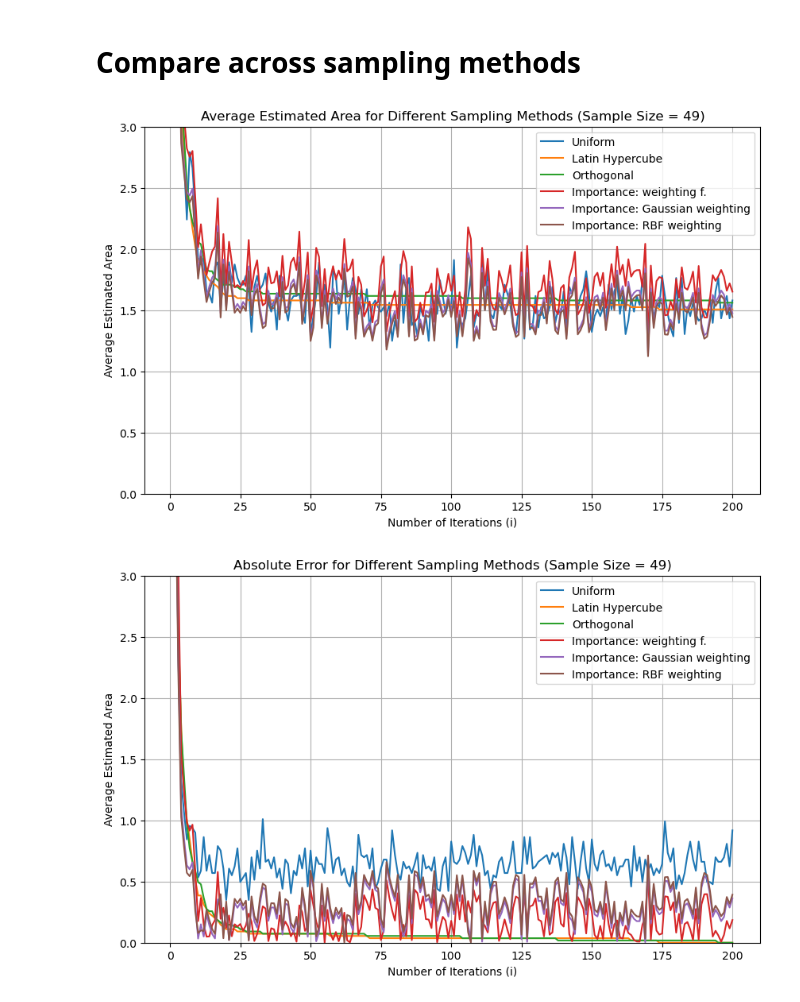
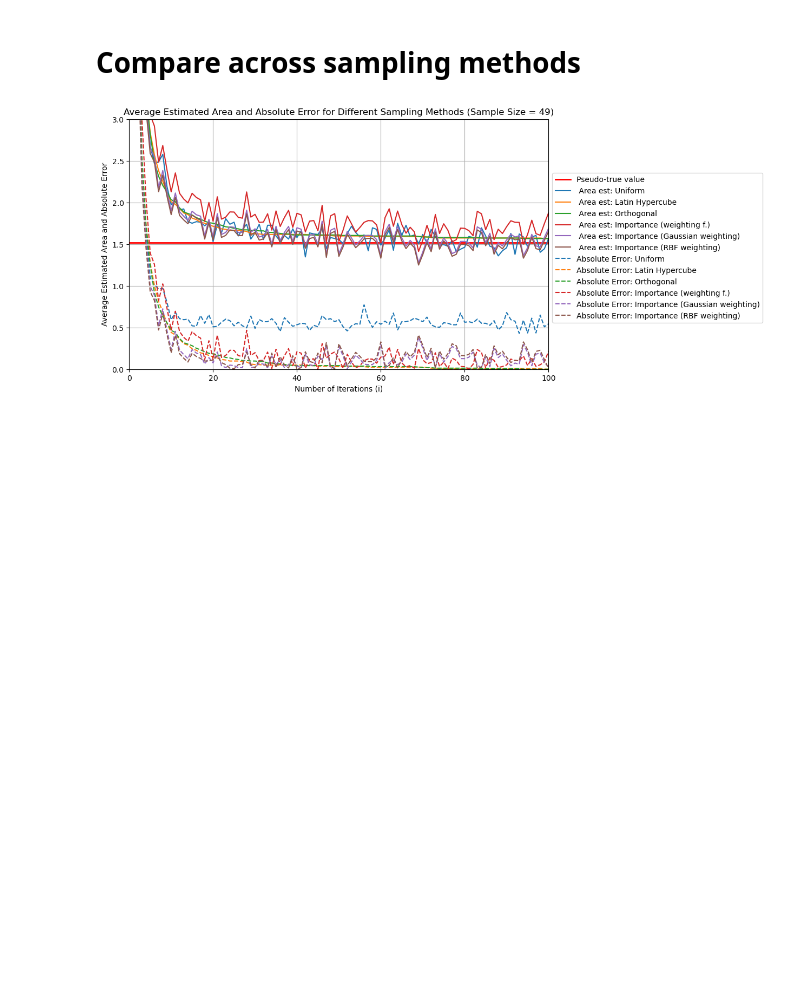
Before and after one commit to guoda23/stochastic_simulation_assignment_1, a Jupyter notebook: combined_sampling_methods.ipynb, the cells around one changed output. Cells and saved outputs as stored; diff of their text form; code cells hidden in the pictures; blank space fills up the shorter version.

```diff
--- a/combined_sampling_methods.ipynb
+++ b/combined_sampling_methods.ipynb
@@ -32,7 +32,7 @@ max_iter = 256
 canvas = np.zeros((width, height))
 
 # Initialize "true" Mandelbrot area (will be used as a reference to evaluate Monte Carlo)
-true_mandelbrot_area = 0
+pseudo_true_area = 0
 
 # Generate the Mandelbrot set
 for x in range(width):
@@ -45,8 +45,10 @@ for x in range(width):
         pixel_value = mandelbrot(c, max_iter)
         canvas[y, x] = pixel_value
 
-        if pixel_value == (max_iter - 1): true_mandelbrot_area +=1
+        if pixel_value == (max_iter - 1): pseudo_true_area +=1
 
+pseudo_true_area = pseudo_true_area/(width * height) * (xmax - xmin) * (ymax - ymin)
+print(f'The pseudo-true area value of the Mandelbrot set is {pseudo_true_area}')
 
 # Create a colored image of the Mandelbrot set
 plt.imshow(canvas, extent=(xmin, xmax, ymin, ymax))
@@ -478,9 +479,9 @@ def calculate_area_estimations_with_importance_sampling(xmin, xmax, ymin, ymax,
 # %%
 # Set the parameters
 xmin, xmax, ymin, ymax = -2.0, 1.0, -1.5, 1.5
-i_max = 200
-s_values = [49, 169, 289, 361, 529, 841] #Orthogonal Sampling only works on sample sizes of prime square values
-num_runs = 10
+i_max = 100
+s_values = [49, 121, 169, 289, 361, 529] #Orthogonal Sampling only works on sample sizes of prime square values
+num_runs = 30
 total_area = np.ones(len(s_values)) * (xmax - xmin) * (ymax - ymin)
 
 # Calculate the maximum distance from the origin in the rectangular region; used in quadratic weighting
@@ -597,39 +585,40 @@ plt.show()
 # %%
 #Plot areas and errors for different sampling methods, sample size fixed
 
 #Set index of desired sample (refer back to s_values)
 sample_idx  = 0
 
-legend_labels = ['Uniform', 'Latin Hypercube', 'Orthogonal', 'Importance: weighting f.', 'Importance: Gaussian weighting', 'Importance: RBF weighting']
+legend_labels = ['Uniform', 'Latin Hypercube', 'Orthogonal', 'Importance (weighting f.)', 'Importance (Gaussian weighting)', 'Importance (RBF weighting)']
+
+# Plotting prep
 plt.figure(figsize=(10, 6))
+color_cycle = plt.rcParams['axes.prop_cycle'].by_key()['color']
+plt.rcParams.update({'font.size': 10})
+
+#Plot the reference area value
+plt.axhline(y=pseudo_true_area, color='r', label='Pseudo-true value', linewidth=2)
+
 #Areas of different sampling methods for s=49
-for area in all_average_areas:
-    plt.plot(range(1, i_max+1), area[:, sample_idx])
-
-plt.legend(legend_labels)
-plt.xlabel('Number of Iterations (i)')
-plt.ylabel('Average Estimated Area')
-plt.title(f'Average Estimated Area for Different Sampling Methods (Sample Size = {s_values[sample_idx]})')
-plt.ylim(bottom=0, top=3)
-plt.grid()
-plt.show()
+for idx, area in enumerate(all_average_areas):
+    plt.plot(range(1, i_max+1), area[:, sample_idx], color = color_cycle[idx], label = f' Area est: {legend_labels[idx]}')
 
 
-plt.figure(figsize=(10, 6))
 #Absolute errors of different sampling methods for s=49
-for errors in all_absolute_errors:
+for idx, errors in enumerate(all_absolute_errors):
     if len(errors.shape) == 3:
-        plt.plot(range(1, i_max+1), errors.mean(axis=2)[:, sample_idx])
+        plt.plot(range(1, i_max+1), errors.mean(axis=2)[:, sample_idx], color = color_cycle[idx], linestyle = '--', label = f'Absolute Error: {legend_labels[idx]}')
     else:
-        plt.plot(range(1, i_max+1), errors[:, sample_idx])
+        plt.plot(range(1, i_max+1), errors[:, sample_idx], color = color_cycle[idx], linestyle = '--', label = f'Absolute Error: {legend_labels[idx]}')
 
-plt.legend(legend_labels)
+
 plt.xlabel('Number of Iterations (i)')
-plt.ylabel('Average Estimated Area')
-plt.title(f'Absolute Error for Different Sampling Methods (Sample Size = {s_values[sample_idx]})')
+plt.ylabel('Average Estimated Area and Absolute Error')
+plt.title(f'Average Estimated Area and Absolute Error for Different Sampling Methods (Sample Size = {s_values[sample_idx]})')
+plt.ylim(bottom=0, top=3)
+plt.xlim(left=0, right=100)
+plt.legend(loc = 'upper right', bbox_to_anchor=(1.52, 0.8))
 plt.grid()
-plt.ylim(bottom=0, top=3)
+plt.savefig(f'method_comparison_s{s_values[sample_idx]}', dpi=300)
 plt.show()
 # %% [output]
-[figure, old version]
+[figure, new version]
-[figure, removed]
```
Also changed, not shown: parts of 7 cells of this notebook, 5 other files.
